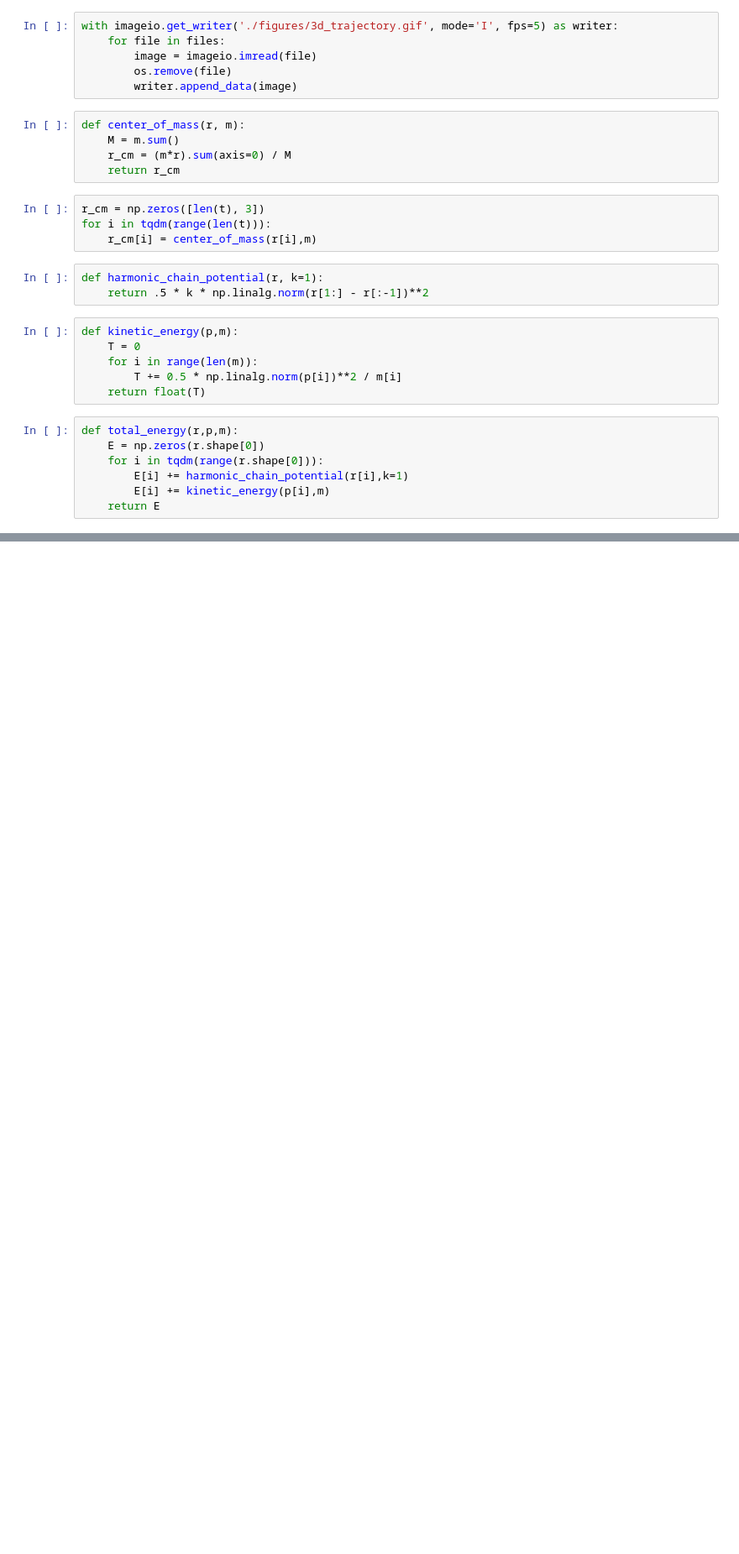
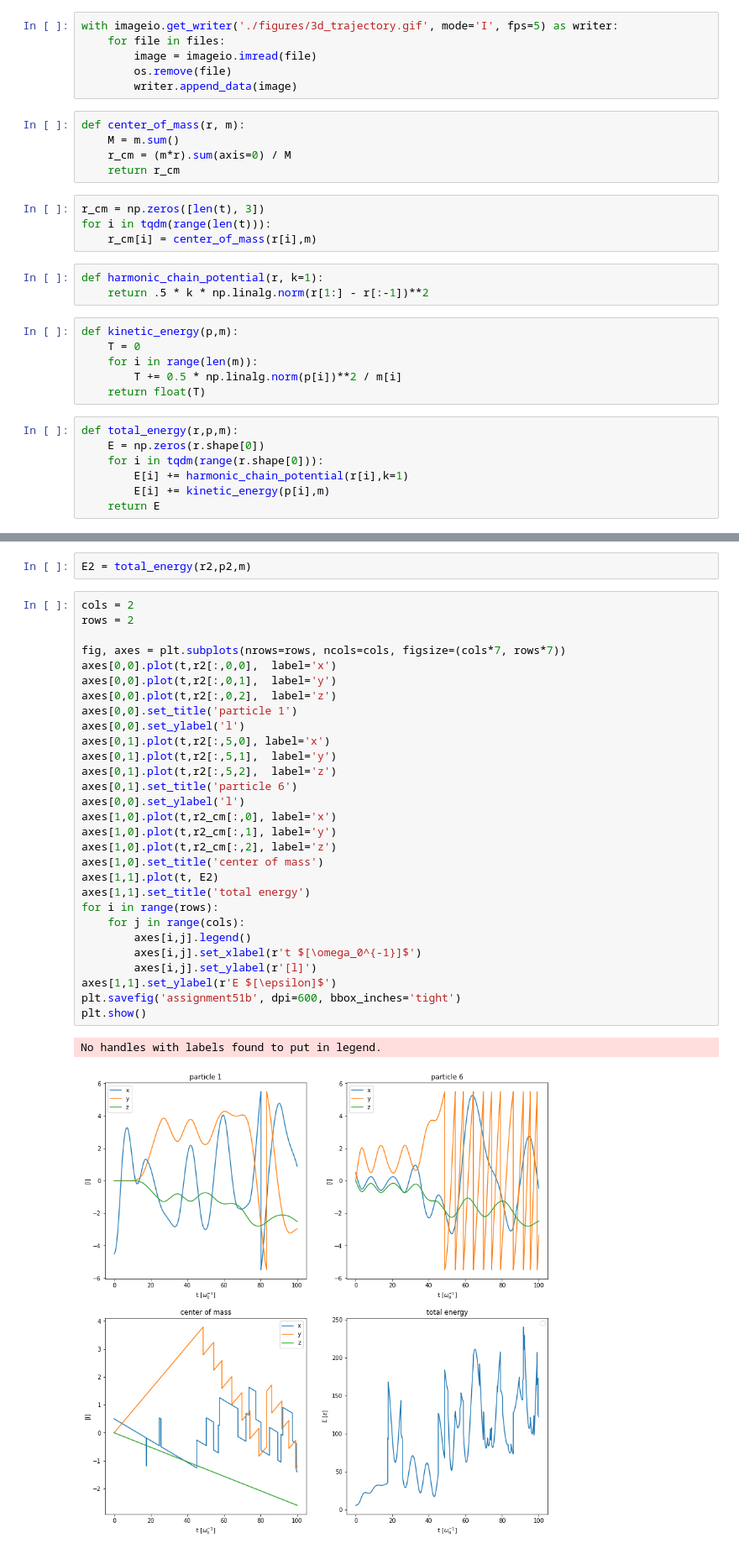
Before and after one commit to e-richter/molecular_simulations, a Jupyter notebook: 05/assignment05.ipynb, the cells around one changed output, grey strips where cells are left out. Shown at 84% size. Cells and saved outputs as stored; diff of their text form; blank space fills up the shorter version.

```diff
--- a/05/assignment05.ipynb
+++ b/05/assignment05.ipynb
@@ -238,0 +219,34 @@ No handles with labels found to put in legend.
+# %%
+E2 = total_energy(r2,p2,m)
+# %%
+cols = 2
+rows = 2
+
+fig, axes = plt.subplots(nrows=rows, ncols=cols, figsize=(cols*7, rows*7))
+axes[0,0].plot(t,r2[:,0,0],  label='x')
+axes[0,0].plot(t,r2[:,0,1],  label='y')
+axes[0,0].plot(t,r2[:,0,2],  label='z')
+axes[0,0].set_title('particle 1')
+axes[0,0].set_ylabel('l')
+axes[0,1].plot(t,r2[:,5,0], label='x')
+axes[0,1].plot(t,r2[:,5,1],  label='y')
+axes[0,1].plot(t,r2[:,5,2],  label='z')
+axes[0,1].set_title('particle 6')
+axes[0,0].set_ylabel('l')
+axes[1,0].plot(t,r2_cm[:,0], label='x')
+axes[1,0].plot(t,r2_cm[:,1], label='y')
+axes[1,0].plot(t,r2_cm[:,2], label='z')
+axes[1,0].set_title('center of mass')
+axes[1,1].plot(t, E2)
+axes[1,1].set_title('total energy')
+for i in range(rows):
+    for j in range(cols):
+        axes[i,j].legend()
+        axes[i,j].set_xlabel(r't $[\omega_0^{-1}]$')
+        axes[i,j].set_ylabel(r'[l]')
+axes[1,1].set_ylabel(r'E $[\epsilon]$')
+plt.savefig('assignment51b', dpi=600, bbox_inches='tight')
+plt.show()
+# %% [output]
+No handles with labels found to put in legend.
+[figure, added]
```
Also changed, not shown: parts of 18 cells of this notebook.
